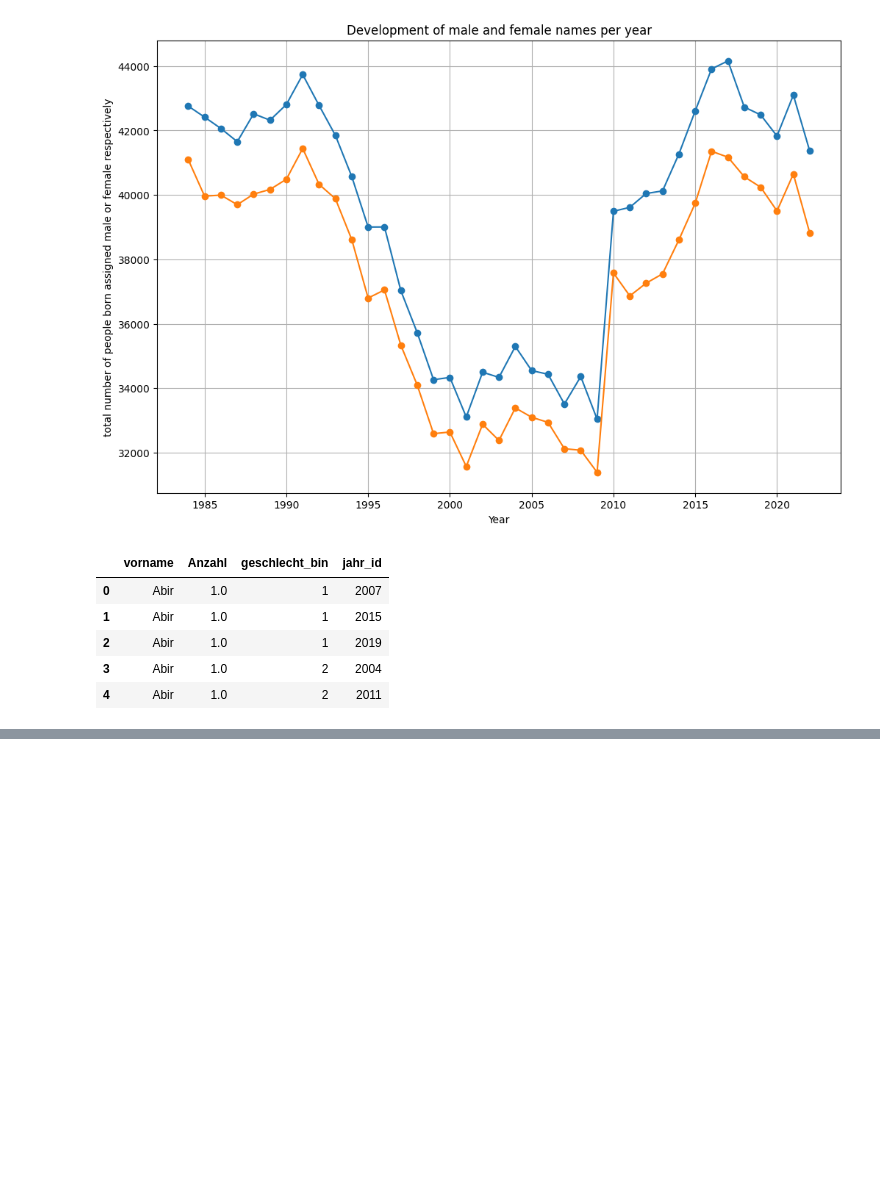
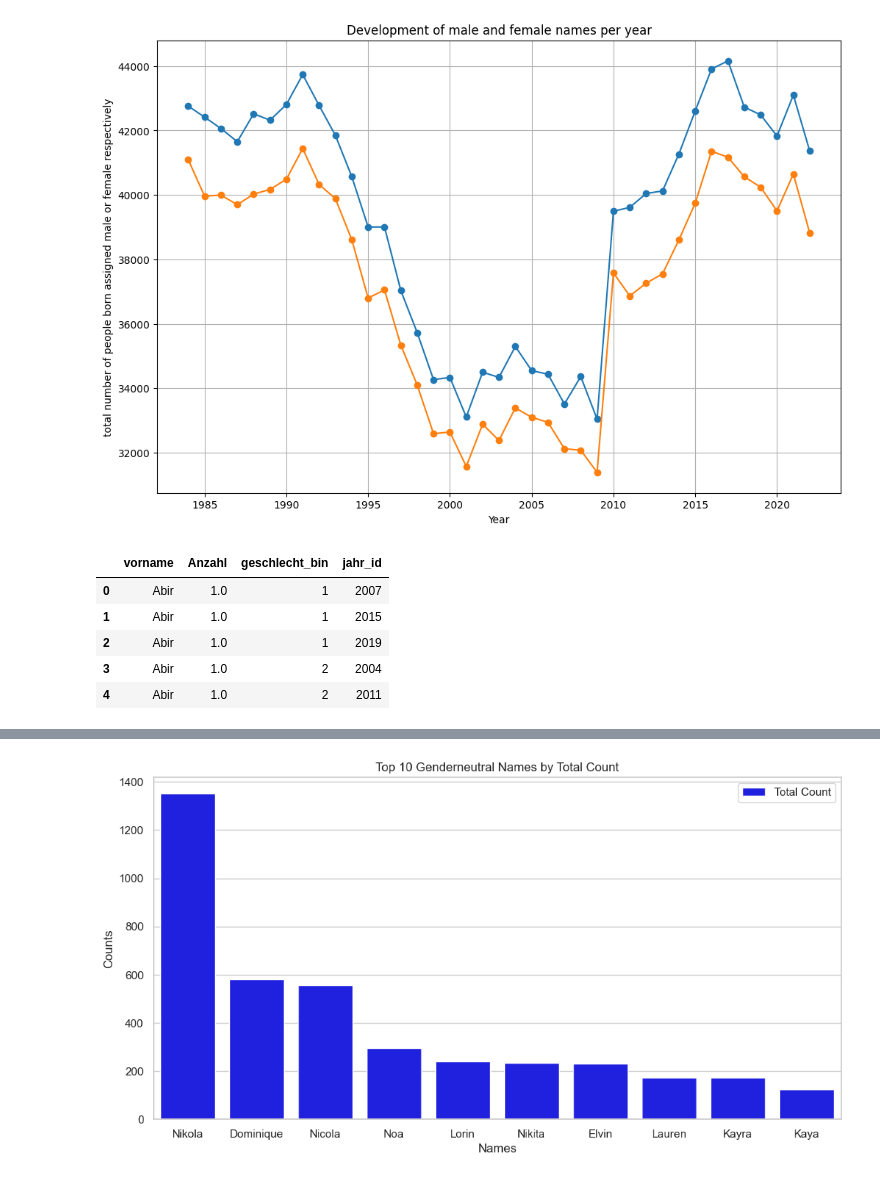
Before and after one commit to claudiamattes98/babynames_database, a Jupyter notebook: babynames_analyse_claudia.ipynb, the cells around one changed output, grey strips where cells are left out. Saved outputs shown, nothing was run; the diff lists cells and outputs as text; code cells hidden in the pictures; blank space fills up the shorter version.

```diff
--- a/babynames_analyse_claudia.ipynb
+++ b/babynames_analyse_claudia.ipynb
@@ -225,0 +263,9 @@ genderneutral_count.head()
+# %%
+# Merge DataFrames based on 'vorname' column
+genderneutral_count = pd.merge(genderneutral_count, name_totals[['vorname', 'Anzahl']], on='vorname', how='left')
+
+# Rename
+genderneutral_count.rename(columns={'Anzahl_x': 'Anzahl', 'Anzahl_y': 'total_count'}, inplace=True)
+
+
+print(genderneutral_count)
@@ -225,0 +287,3 @@ genderneutral_count.head()
+# %%
+genderneutral_count['percentage'] = genderneutral_count['Anzahl'] / genderneutral_count['total_count']
+genderneutral_count
@@ -225,0 +304,7 @@ genderneutral_count.head()
+# %%
+percentages_1 = genderneutral_count[genderneutral_count['geschlecht_bin']==1]
+percentages_2 = genderneutral_count[genderneutral_count['geschlecht_bin']==2]
+percentages_total = pd.merge(percentages_1, percentages_2[['vorname', 'percentage', 'Anzahl']], on='vorname', how='left')
+percentages_total = percentages_total.drop(columns=['geschlecht_bin'])
+percentages_total.rename(columns={'percentage_x': 'percentage_1', 'percentage_y': 'percentage_2', 'Anzahl_x': 'anzahl_1', 'Anzahl_y': 'anzahl_2'}, inplace=True)
+percentages_total.head()
@@ -225,0 +318,6 @@ genderneutral_count.head()
+# %%
+filtered_names = percentages_total[
+    (percentages_total['percentage_1'] > 0.2) & (percentages_total['percentage_2'] > 0.2)
+]
+top_10_names = filtered_names.nlargest(10, 'total_count')
+print(top_10_names)
@@ -225,0 +336,19 @@ genderneutral_count.head()
+# %%
+import seaborn as sns
+
+# Plotting
+sns.set(style="whitegrid")
+plt.figure(figsize=(12, 6))
+
+# Plot the total count
+sns.barplot(x='vorname', y='total_count', data=top_10_names, color='blue', label='Total Count')
+
+
+plt.title('Top 10 Genderneutral Names by Total Count')
+plt.xlabel('Names')
+plt.ylabel('Counts')
+plt.legend()
+
+plt.show()
+# %% [output]
+[figure, added]
```
Also changed, not shown: parts of 8 cells of this notebook.
